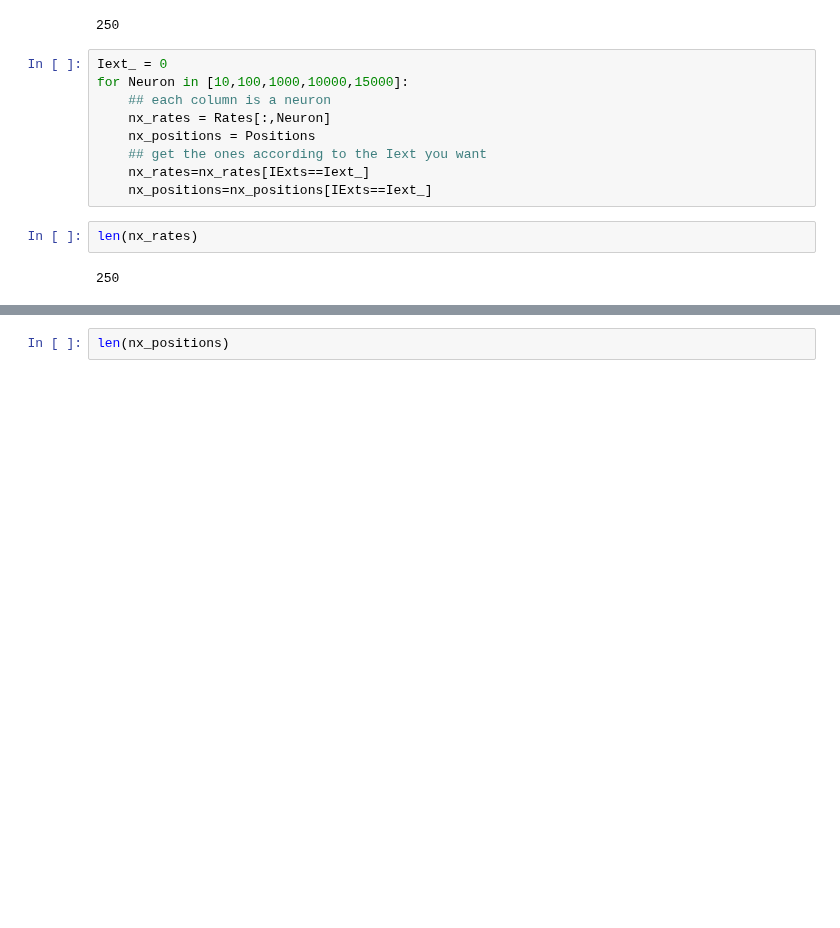
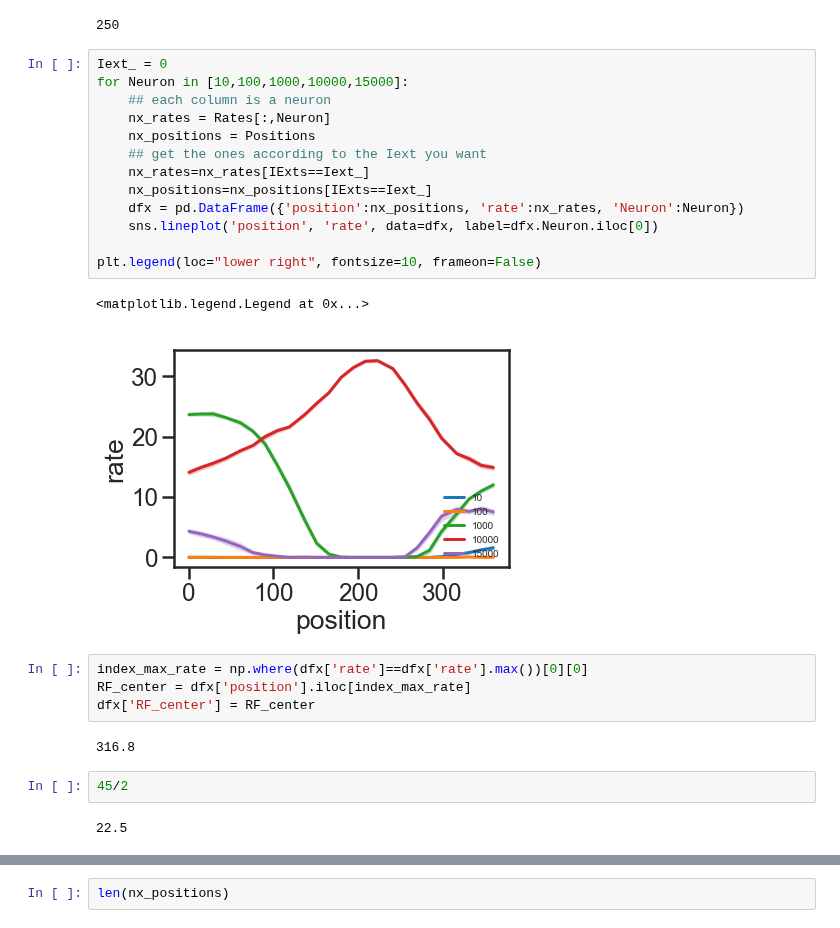
Before and after one commit to davidbestue/distractor_neurons, a Jupyter notebook: Christos_first_second/brian_simulations/ROC_simulations.ipynb, the cells around one changed output, grey strips where cells are left out. Saved outputs shown, nothing was run; the diff lists cells and outputs as text; blank space fills up the shorter version.

```diff
--- a/Christos_first_second/brian_simulations/ROC_simulations.ipynb
+++ b/Christos_first_second/brian_simulations/ROC_simulations.ipynb
@@ -69,13 +69,26 @@ len(IExts[IExts==0])
 # %%
 Iext_ = 0
 for Neuron in [10,100,1000,10000,15000]:
     ## each column is a neuron
     nx_rates = Rates[:,Neuron]
     nx_positions = Positions
     ## get the ones according to the Iext you want
     nx_rates=nx_rates[IExts==Iext_]
     nx_positions=nx_positions[IExts==Iext_]
+    dfx = pd.DataFrame({'position':nx_positions, 'rate':nx_rates, 'Neuron':Neuron})
+    sns.lineplot('position', 'rate', data=dfx, label=dfx.Neuron.iloc[0])
+
+plt.legend(loc="lower right", fontsize=10, frameon=False)
+# %% [output]
+<matplotlib.legend.Legend at 0x...>
+[figure, added]
-# %%
-len(nx_rates)
-# %% [output]
-250
+# %%
+index_max_rate = np.where(dfx['rate']==dfx['rate'].max())[0][0]
+RF_center = dfx['position'].iloc[index_max_rate]
+dfx['RF_center'] = RF_center
+# %% [output]
+316.8
+# %%
+45/2
+# %% [output]
+22.5
```
Also changed, not shown: parts of 1 cell of this notebook.
